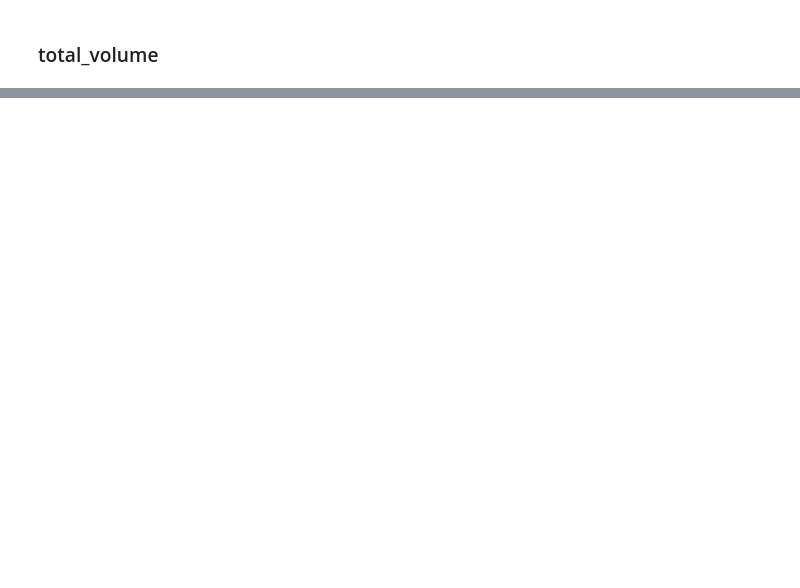
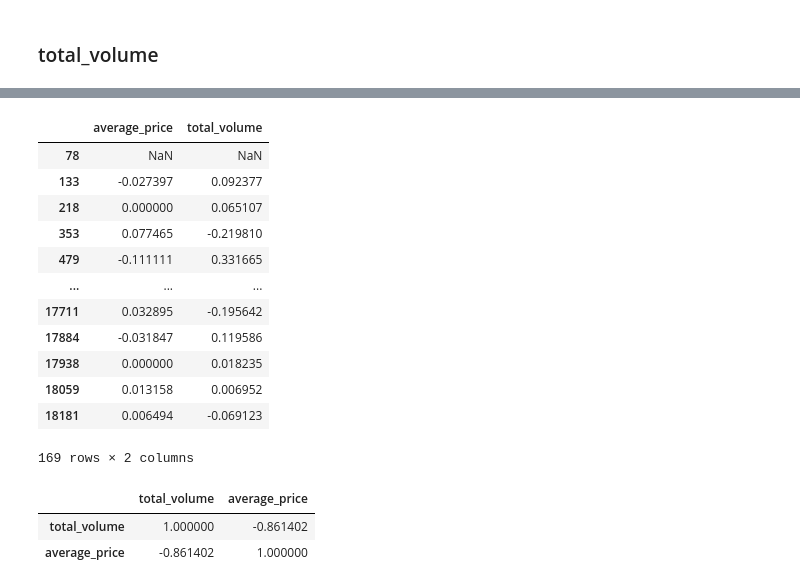
Before and after one commit to tomas-lucena/avocado, a Jupyter notebook: notebook/parte_1.ipynb, the cells around one changed output, grey strips where cells are left out. Cells and saved outputs as stored; diff of their text form; code cells hidden in the pictures; blank space fills up the shorter version.

```diff
--- a/notebook/parte_1.ipynb
+++ b/notebook/parte_1.ipynb
@@ -129,10 +227,0 @@ fig.show()
-# %%
-_df = df.loc[df.region!='TotalUS',['date','total_volume','region']]
-
-fig = px.bar(
-        y=_df['total_volume'],
-        x=_df['date'],
-        color=_df['region']
-    )
-
-fig.show()
@@ -157,3 +227,0 @@ df_pivot
-# %%
-_df = df_pivot.groupby('date').sum()
-_df
@@ -225,0 +269,16 @@ px.scatter(
+# %%
+pd.concat([average_price_return,total_volume_return],axis=1)
+# %% [output]
+|  | average_price | total_volume |
+| 78 | NaN | NaN |
+| 133 | -0.027397 | 0.092377 |
+| 218 | 0.000000 | 0.065107 |
+| 353 | 0.077465 | -0.219810 |
+| 479 | -0.111111 | 0.331665 |
+| ... | ... | ... |
+| 17711 | 0.032895 | -0.195642 |
+| 17884 | -0.031847 | 0.119586 |
+| 17938 | 0.000000 | 0.018235 |
+| 18059 | 0.013158 | 0.006952 |
+| 18181 | 0.006494 | -0.069123 |
+169 rows × 2 columns
@@ -226,2 +298,8 @@ px.scatter(
+# %%
+_df.corr()
+# %% [output]
+|  | total_volume | average_price |
+| total_volume | 1.000000 | -0.861402 |
+| average_price | -0.861402 | 1.000000 |
 # %%
 px.box(df,x='date',y='average_price')
```
Also changed, not shown: parts of 27 cells of this notebook.
